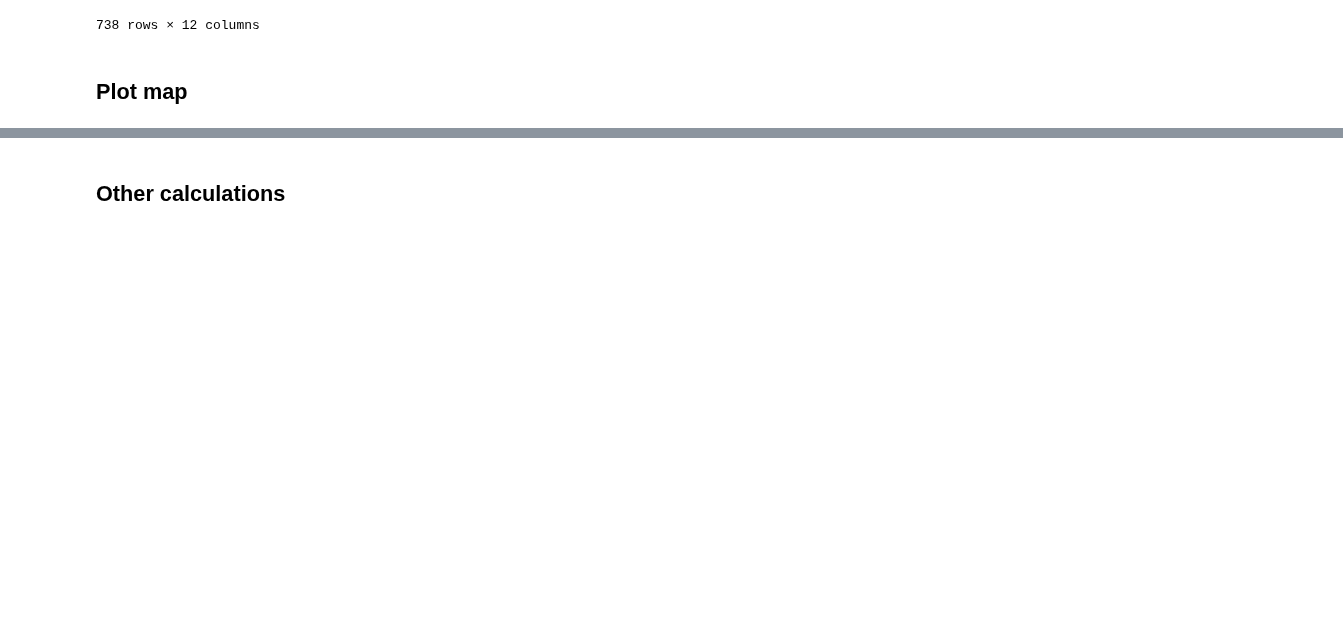
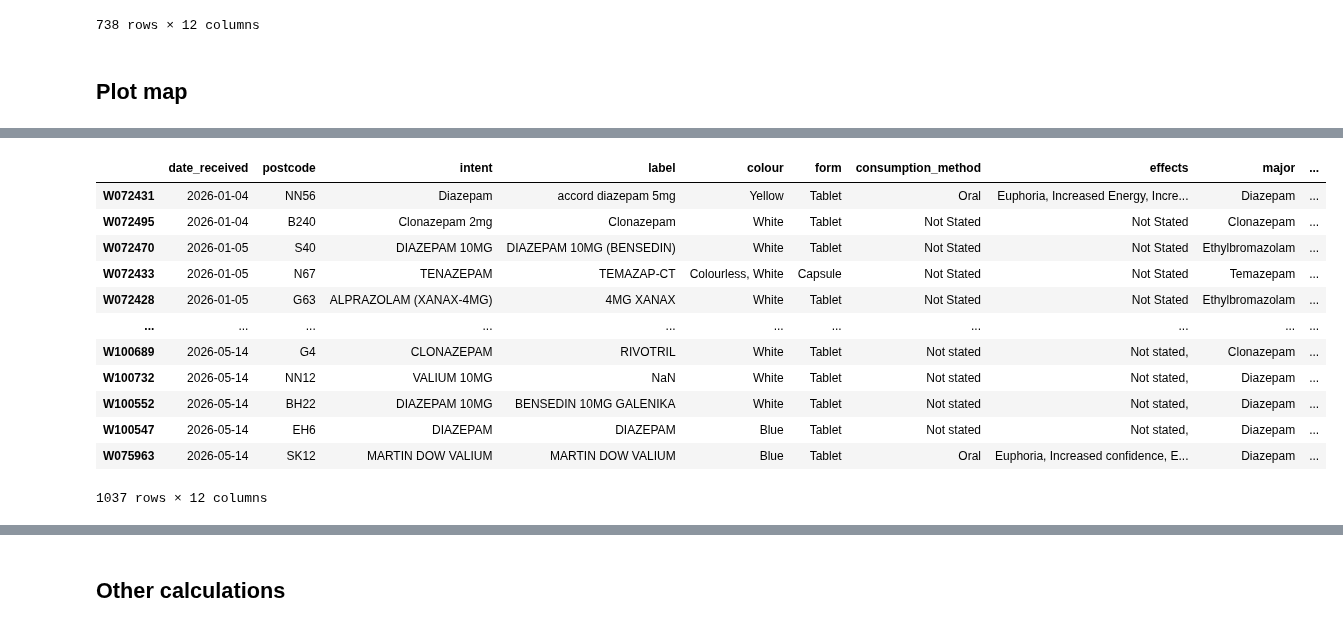
Before and after one commit to Benzo-Research-Project/NitazeneMap, a Jupyter notebook: WEDINOSParser.ipynb, the cells around one changed output, grey strips where cells are left out. Cells and saved outputs as stored; diff of their text form; code cells hidden in the pictures; blank space fills up the shorter version.

```diff
--- a/WEDINOSParser.ipynb
+++ b/WEDINOSParser.ipynb
@@ -745,0 +765,24 @@ if save_map == 'y':
+# %%
+from datetime import datetime as dt
+dates=[]
+for idx, row in df_benzo.iterrows():
+    try:
+        dates.append(dt.strptime(row['date_received'], '%d/%m/%Y'))
+    except:
+        dates.append(dt.strptime(row['date_received'], '%d %b %Y'))
+df_benzo['date_received']=dates
+df_benzo.sort_values(by='date_received')
+# %% [output]
+|  | date_received | postcode | intent | label | colour | form | consumption_method | effects | major | ... |
+| W072431 | 2026-01-04 | NN56 | Diazepam | accord diazepam 5mg | Yellow | Tablet | Oral | Euphoria, Increased Energy, Incre... | Diazepam | ... |
+| W072495 | 2026-01-04 | B240 | Clonazepam 2mg | Clonazepam | White | Tablet | Not Stated | Not Stated | Clonazepam | ... |
+| W072470 | 2026-01-05 | S40 | DIAZEPAM 10MG | DIAZEPAM 10MG (BENSEDIN) | White | Tablet | Not Stated | Not Stated | Ethylbromazolam | ... |
+| W072433 | 2026-01-05 | N67 | TENAZEPAM | TEMAZAP-CT | Colourless, White | Capsule | Not Stated | Not Stated | Temazepam | ... |
+| W072428 | 2026-01-05 | G63 | ALPRAZOLAM (XANAX-4MG) | 4MG XANAX | White | Tablet | Not Stated | Not Stated | Ethylbromazolam | ... |
+| ... | ... | ... | ... | ... | ... | ... | ... | ... | ... | ... |
+| W100689 | 2026-05-14 | G4 | CLONAZEPAM | RIVOTRIL | White | Tablet | Not stated | Not stated, | Clonazepam | ... |
+| W100732 | 2026-05-14 | NN12 | VALIUM 10MG | NaN | White | Tablet | Not stated | Not stated, | Diazepam | ... |
+| W100552 | 2026-05-14 | BH22 | DIAZEPAM 10MG | BENSEDIN 10MG GALENIKA | White | Tablet | Not stated | Not stated, | Diazepam | ... |
+| W100547 | 2026-05-14 | EH6 | DIAZEPAM | DIAZEPAM | Blue | Tablet | Not stated | Not stated, | Diazepam | ... |
+| W075963 | 2026-05-14 | SK12 | MARTIN DOW VALIUM | MARTIN DOW VALIUM | Blue | Tablet | Oral | Euphoria, Increased confidence, E... | Diazepam | ... |
+1037 rows × 12 columns
```
Also changed, not shown: parts of 24 cells of this notebook, 10 other files.
